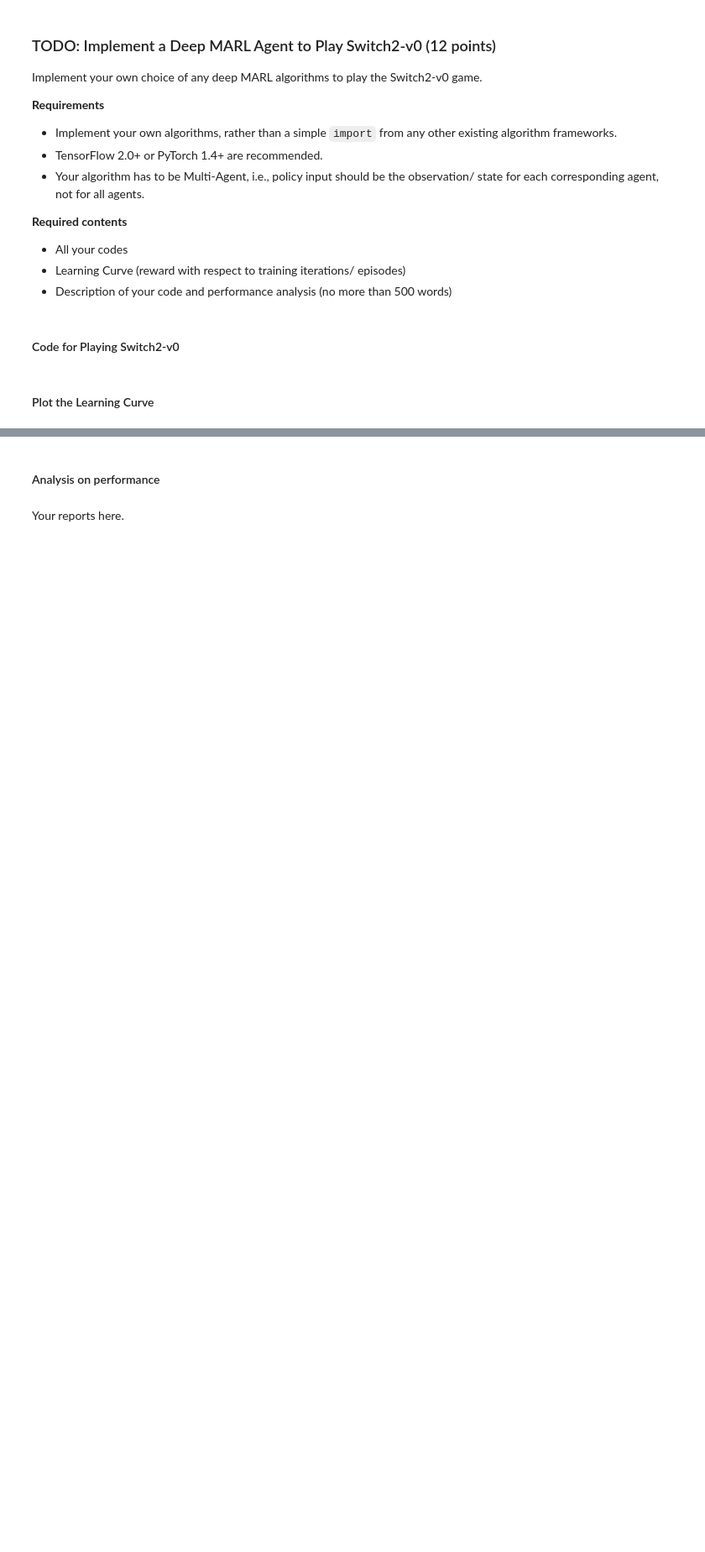
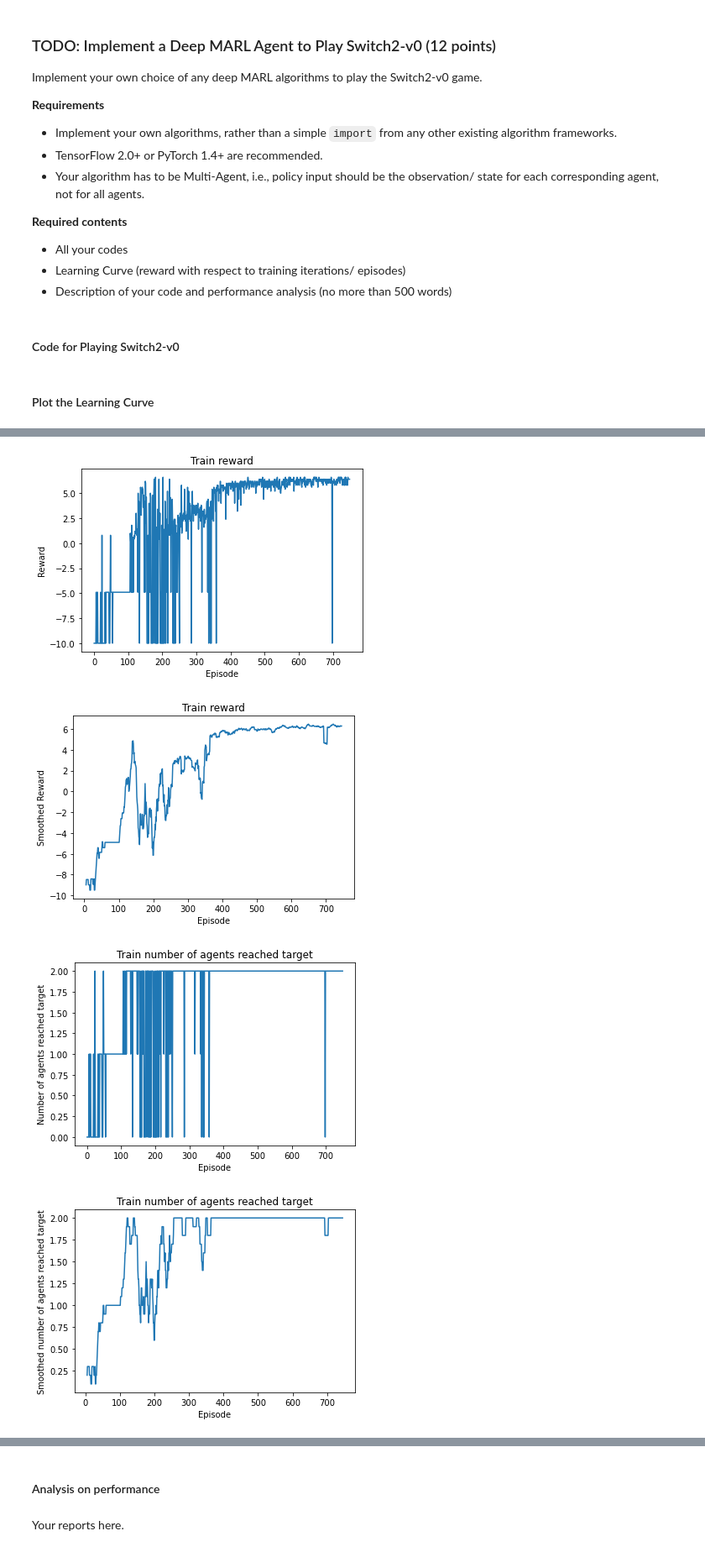
Before and after one commit to william-davies/comp0124-cw1, a Jupyter notebook: william_davies_17012606.ipynb, the cells around one changed output, grey strips where cells are left out. Shown: that part at 84% size. Saved outputs shown, nothing was run; the diff lists cells and outputs as text; code cells hidden in the pictures; blank space fills up the shorter version.

Commit message:
Paste in switch-2 code

```diff
--- a/william_davies_17012606.ipynb
+++ b/william_davies_17012606.ipynb
@@ -1558,0 +1924,36 @@ Implement your own choice of any deep MARL algorithms to play the Switch2-v0 gam
+# %%
+import os
+
+# I ran many experiments and saved the results. Here are the helper functions to load the results and weights of the agent networks.
+# Please do feel free to re-run, but my experiments took up to an hour to run for switch-4 (3000 training episodes).
+
+def load_results(base_dir, experiment_number, prefix='experiment_'):
+    experiment_dir = os.path.join(base_dir, f'{prefix}{experiment_number}')
+
+    results = {}
+
+    for file in os.listdir(experiment_dir):
+        if file.endswith(".npy"):
+            variable_name = os.path.splitext(file)[0]
+            results[variable_name] = np.load(os.path.join(experiment_dir, file))
+
+    return results
+
+def load_agents(base_dir, experiment_number, n_agents, prefix='experiment_'):
+    agents = [DuellingDQNAgent(n_agents, i, obs_shape=3, n_actions=5, lr=1e-3) for
+          i in range(n_agents)]
+
+    experiment_dir = os.path.join(base_dir, f'{prefix}{experiment_number}')
+    for i, agent in enumerate(agents):
+        onlinemodel_state_dict = torch.load(f=os.path.join(experiment_dir, f'agent_{i}_onlinemodel.pt'))
+        targetmodel_state_dict = torch.load(f=os.path.join(experiment_dir, f'agent_{i}_targetmodel.pt'))
+        agent.online_DQN.load_state_dict(onlinemodel_state_dict)
+        agent.target_DQN.load_state_dict(targetmodel_state_dict)
+
+    return agents
+# %%
+base_dir = "/Users/williamdavies/OneDrive - University College London/Documents/MSc Machine Learning/COMP0124/CW1/"
+results = load_results(base_dir=base_dir, experiment_number=30, prefix='experiment_')
+print(results.keys())
+agents = load_agents(base_dir=base_dir, n_agents=2, experiment_number=30, prefix='experiment_')
+print(agents)
@@ -1558,0 +1963,7 @@ Implement your own choice of any deep MARL algorithms to play the Switch2-v0 gam
+# %%
+plot_result(results, train_window=10, greedy_window=5)
+# %% [output]
+[figure, added]
+[figure, added]
+[figure, added]
+[figure, added]
```
Also changed, not shown: parts of 10 cells of this notebook.
